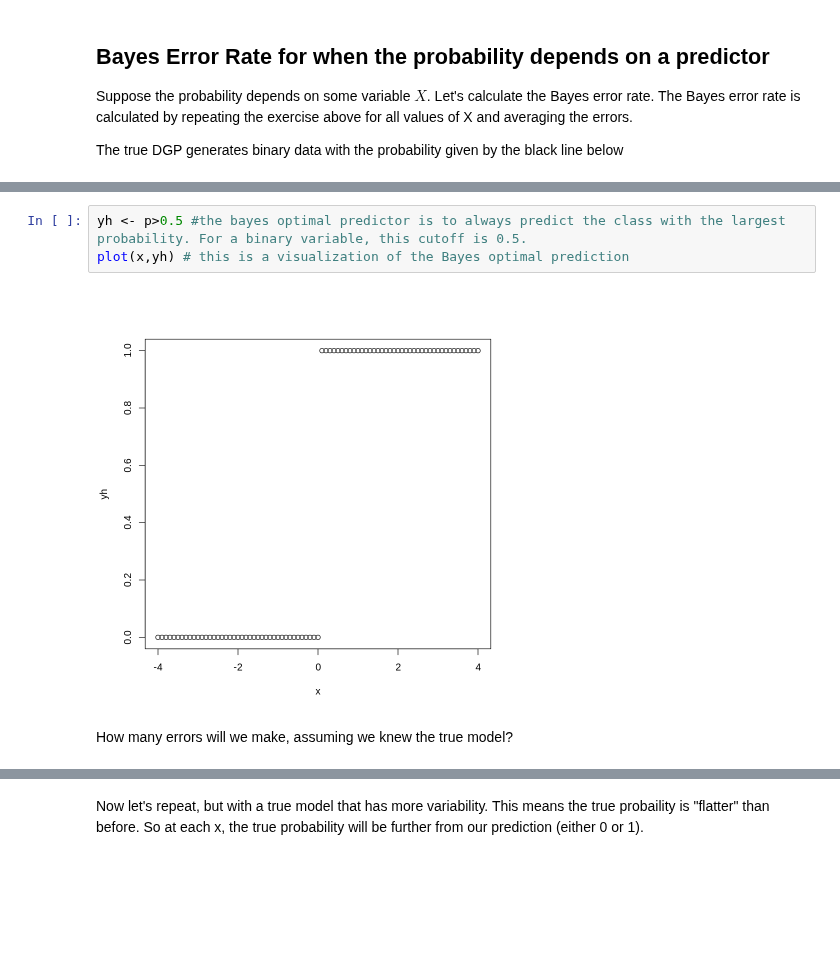
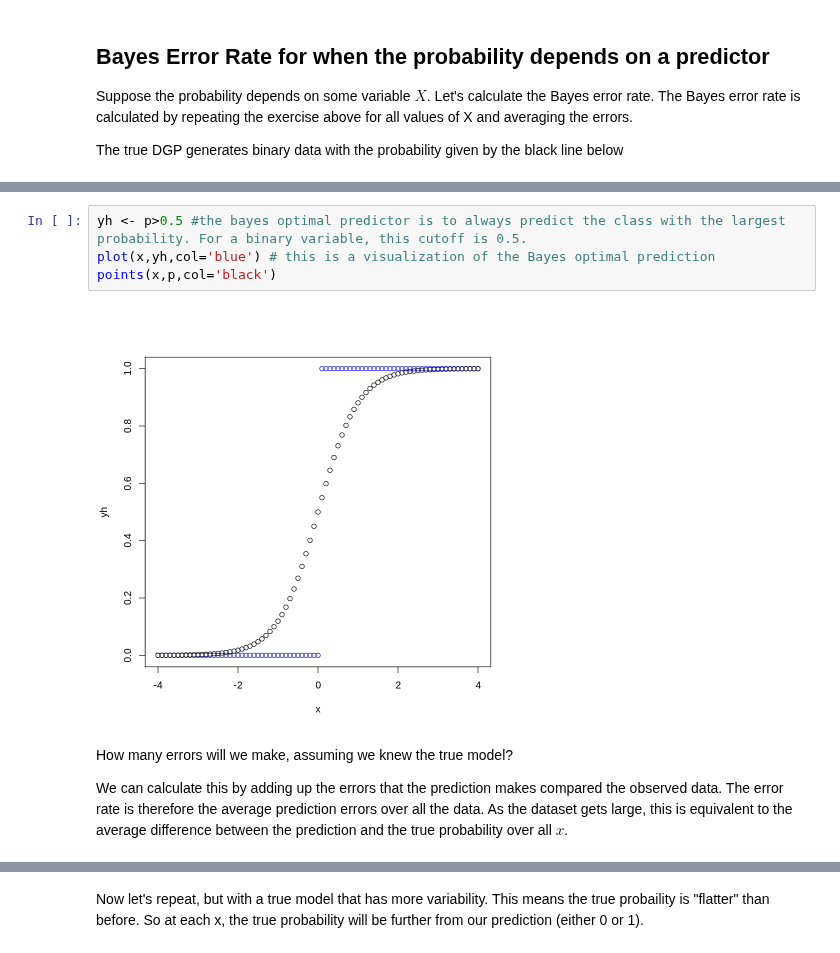
Before and after one commit to ummd/ummd.github.io, a Jupyter notebook: Teaching/Lecture2b.ipynb, the cells around one changed output, grey strips where cells are left out. Cells and saved outputs as stored; diff of their text form; blank space fills up the shorter version.

```diff
--- a/Teaching/Lecture2b.ipynb
+++ b/Teaching/Lecture2b.ipynb
@@ -82,10 +82,13 @@ abline(h=0.5)
 # %%
 yh <- p>0.5 #the bayes optimal predictor is to always predict the class with the largest probability. For a binary variable, this cutoff is 0.5.
-plot(x,yh) # this is a visualization of the Bayes optimal prediction
+plot(x,yh,col='blue') # this is a visualization of the Bayes optimal prediction
+points(x,p,col='black')
 # %% [output]
-[figure, old version]
+[figure, new version]
-# %% [markdown]
-How many errors will we make, assuming we knew the true model?
+# %% [markdown]
+How many errors will we make, assuming we knew the true model?
+
+We can calculate this by adding up the errors that the prediction makes compared the observed data. The error rate is therefore the average prediction errors over all the data. As the dataset gets large, this is equivalent to the average difference between the prediction and the true probability over all $x$.
 # %%
 error_rate <- mean(y!=yh)
 error_rate
```
Also changed, not shown: parts of 2 cells of this notebook.
